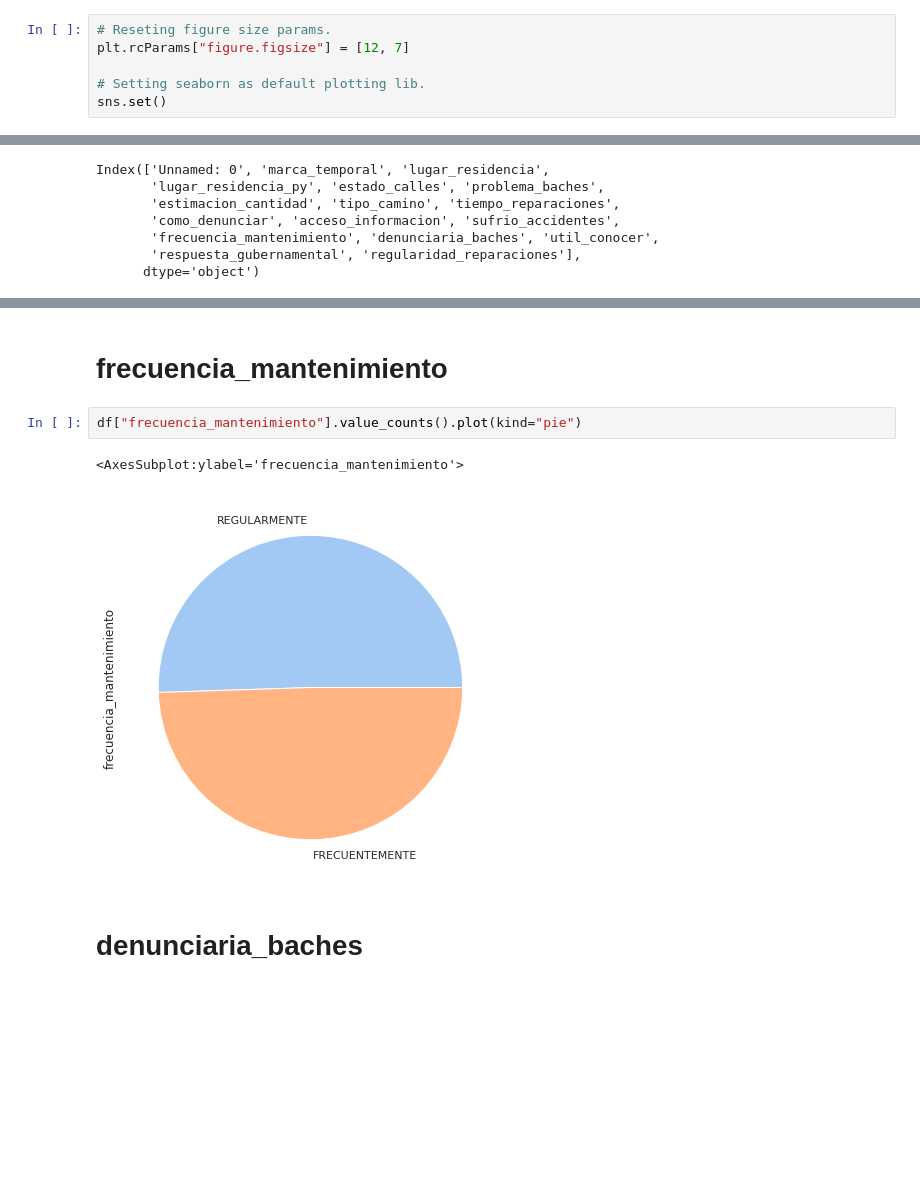
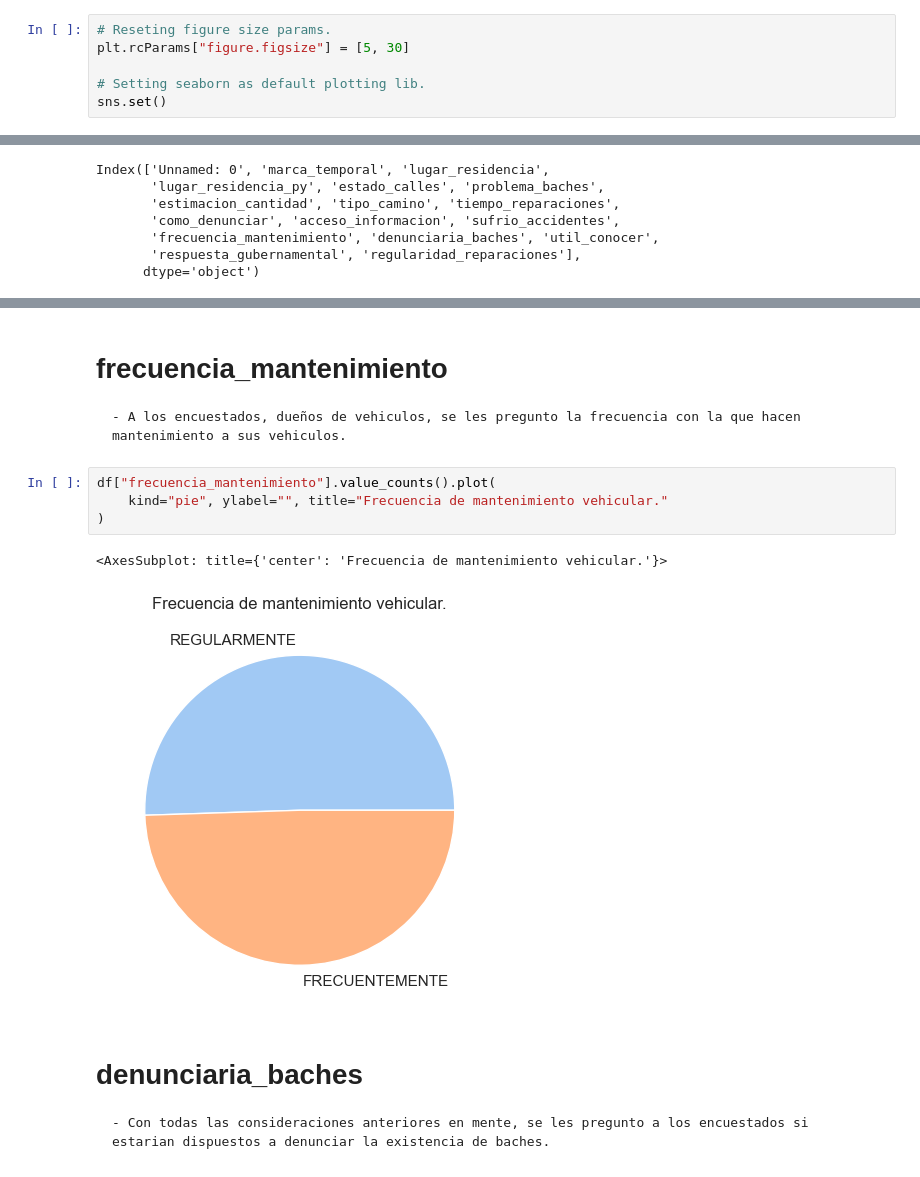
Before and after one commit to TorrezMN/Data_Science, a Jupyter notebook: src/notebooks/basic_study.ipynb, the cells around one changed output, grey strips where cells are left out. Drawn from its saved outputs; the diff is of its cells as text; blank space fills up the shorter version.

```diff
--- a/src/notebooks/basic_study.ipynb
+++ b/src/notebooks/basic_study.ipynb
@@ -12,7 +9,7 @@ from collections import Counter
 %matplotlib inline
 # %%
 # Reseting figure size params.
-plt.rcParams["figure.figsize"] = [12, 7]
+plt.rcParams["figure.figsize"] = [5, 30]
 
 # Setting seaborn as default plotting lib.
 sns.set()
@@ -101,10 +144,14 @@ df["sufrio_accidentes"].value_counts().plot(kind="pie")
 # %% [markdown]
 # frecuencia_mantenimiento
+    - A los encuestados, dueños de vehiculos, se les pregunto la frecuencia con la que hacen mantenimiento a sus vehiculos.
 # %%
-df["frecuencia_mantenimiento"].value_counts().plot(kind="pie")
+df["frecuencia_mantenimiento"].value_counts().plot(
+    kind="pie", ylabel="", title="Frecuencia de mantenimiento vehicular."
+)
 # %% [output]
-<AxesSubplot:ylabel='frecuencia_mantenimiento'>
+<AxesSubplot: title={'center': 'Frecuencia de mantenimiento vehicular.'}>
-[figure, old version]
+[figure, new version]
 # %% [markdown]
 # denunciaria_baches
+    - Con todas las consideraciones anteriores en mente, se les pregunto a los encuestados si estarian dispuestos a denunciar la existencia de baches.
 # %%
```
Also changed, not shown: parts of 35 cells of this notebook.
